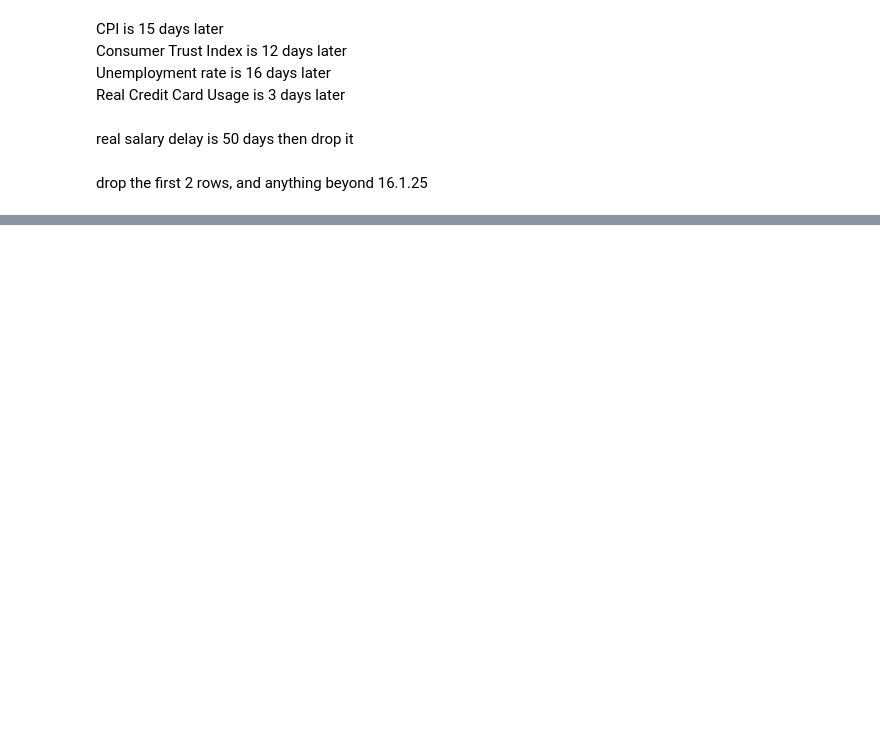
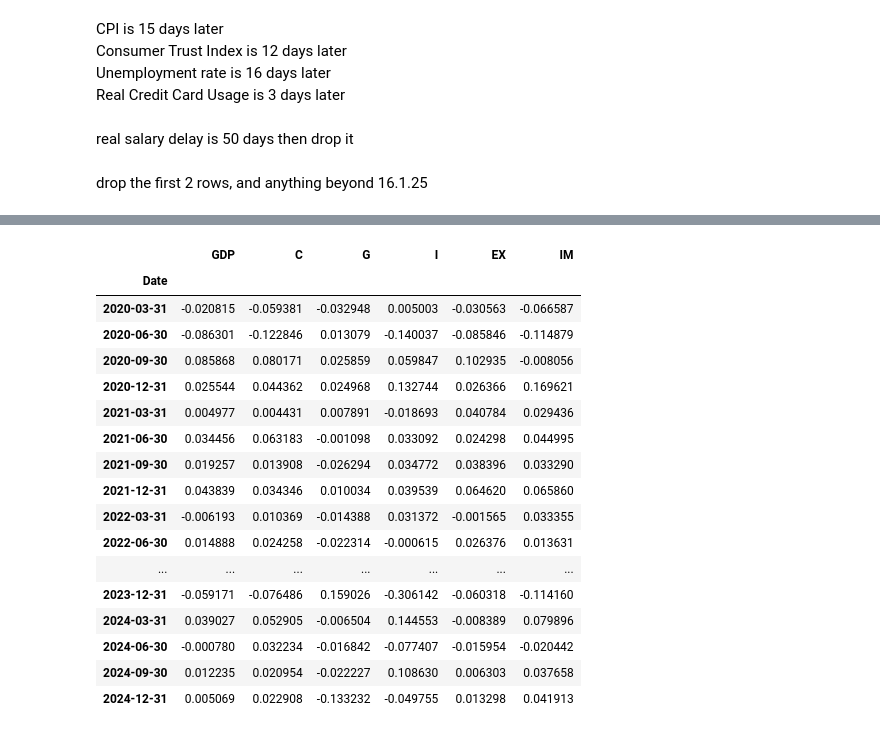
Before and after one commit to EladBenjo/gdp-nowcasting-seminar, a Jupyter notebook: Notebooks/03_dfm_selection.ipynb, the cells around one changed output, grey strips where cells are left out. Drawn from its saved outputs; the diff is of its cells as text; code cells hidden in the pictures; blank space fills up the shorter version.

```diff
--- a/Notebooks/03_dfm_selection.ipynb
+++ b/Notebooks/03_dfm_selection.ipynb
@@ -142,0 +141,2 @@ df_X.to_pickle('/content/drive/MyDrive/gdp_nowcasting_seminar/Data/pickles/dfm/d
+# %%
+df_Y = pd.read_pickle('/content/drive/MyDrive/gdp_nowcasting_seminar/Data/pickles/stationary/quarterly_data.pkl')
@@ -143 +159,22 @@ df_X.to_pickle('/content/drive/MyDrive/gdp_nowcasting_seminar/Data/pickles/dfm/d
+# %%
+df_Y.tail(20)
+# %% [output]
+|  | GDP | C | G | I | EX | IM |
+| Date |  |  |  |  |  |  |
+| 2020-03-31 | -0.020815 | -0.059381 | -0.032948 | 0.005003 | -0.030563 | -0.066587 |
+| 2020-06-30 | -0.086301 | -0.122846 | 0.013079 | -0.140037 | -0.085846 | -0.114879 |
+| 2020-09-30 | 0.085868 | 0.080171 | 0.025859 | 0.059847 | 0.102935 | -0.008056 |
+| 2020-12-31 | 0.025544 | 0.044362 | 0.024968 | 0.132744 | 0.026366 | 0.169621 |
+| 2021-03-31 | 0.004977 | 0.004431 | 0.007891 | -0.018693 | 0.040784 | 0.029436 |
+| 2021-06-30 | 0.034456 | 0.063183 | -0.001098 | 0.033092 | 0.024298 | 0.044995 |
+| 2021-09-30 | 0.019257 | 0.013908 | -0.026294 | 0.034772 | 0.038396 | 0.033290 |
+| 2021-12-31 | 0.043839 | 0.034346 | 0.010034 | 0.039539 | 0.064620 | 0.065860 |
+| 2022-03-31 | -0.006193 | 0.010369 | -0.014388 | 0.031372 | -0.001565 | 0.033355 |
+| 2022-06-30 | 0.014888 | 0.024258 | -0.022314 | -0.000615 | 0.026376 | 0.013631 |
+| ... | ... | ... | ... | ... | ... | ... |
+| 2023-12-31 | -0.059171 | -0.076486 | 0.159026 | -0.306142 | -0.060318 | -0.114160 |
+| 2024-03-31 | 0.039027 | 0.052905 | -0.006504 | 0.144553 | -0.008389 | 0.079896 |
+| 2024-06-30 | -0.000780 | 0.032234 | -0.016842 | -0.077407 | -0.015954 | -0.020442 |
+| 2024-09-30 | 0.012235 | 0.020954 | -0.022227 | 0.108630 | 0.006303 | 0.037658 |
+| 2024-12-31 | 0.005069 | 0.022908 | -0.133232 | -0.049755 | 0.013298 | 0.041913 |
 # %%
```
Also changed, not shown: parts of 28 cells of this notebook.
